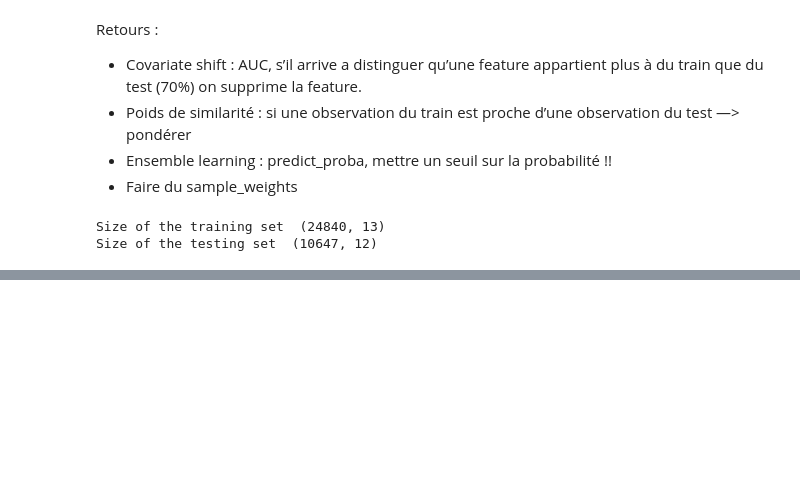
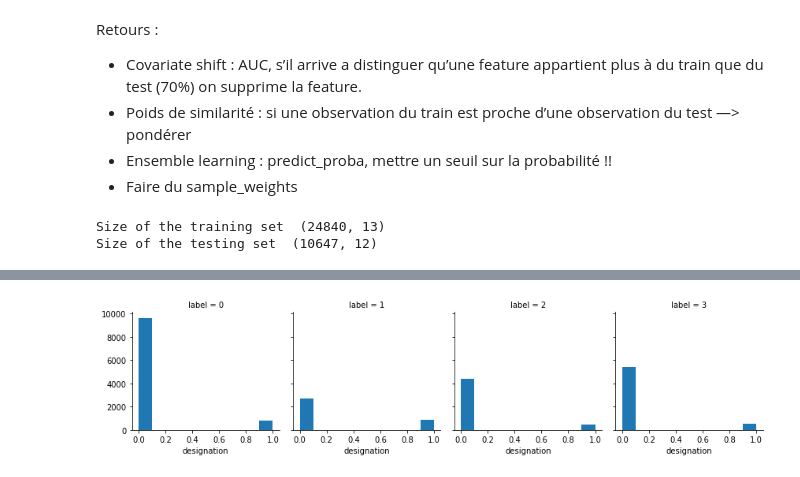
Before and after one commit to AntOhl/KaggleCompetition_MailClassificationChallenge, a Jupyter notebook: kaggle_ao.ipynb, the cells around one changed output, grey strips where cells are left out. Cells and saved outputs as stored; diff of their text form; code cells hidden in the pictures; blank space fills up the shorter version.

```diff
--- a/kaggle_ao.ipynb
+++ b/kaggle_ao.ipynb
@@ -92,0 +95,5 @@ train_x['hour'] = train_x['datetime'] .apply(lambda x : x.hour)
+# %%
+g = sns.FacetGrid(train_df, col="label")
+g = g.map(plt.hist, "designation", bins=10)
+# %% [output]
+[figure, added]
```
Also changed, not shown: parts of 20 cells of this notebook.
